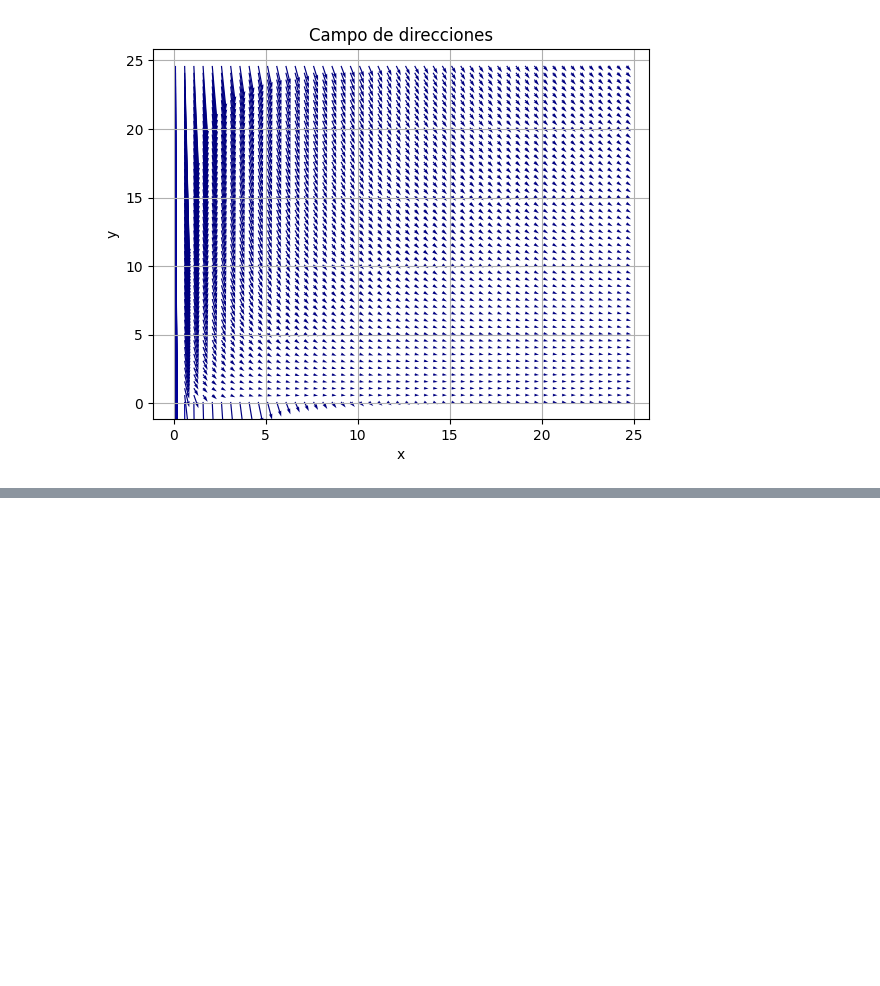
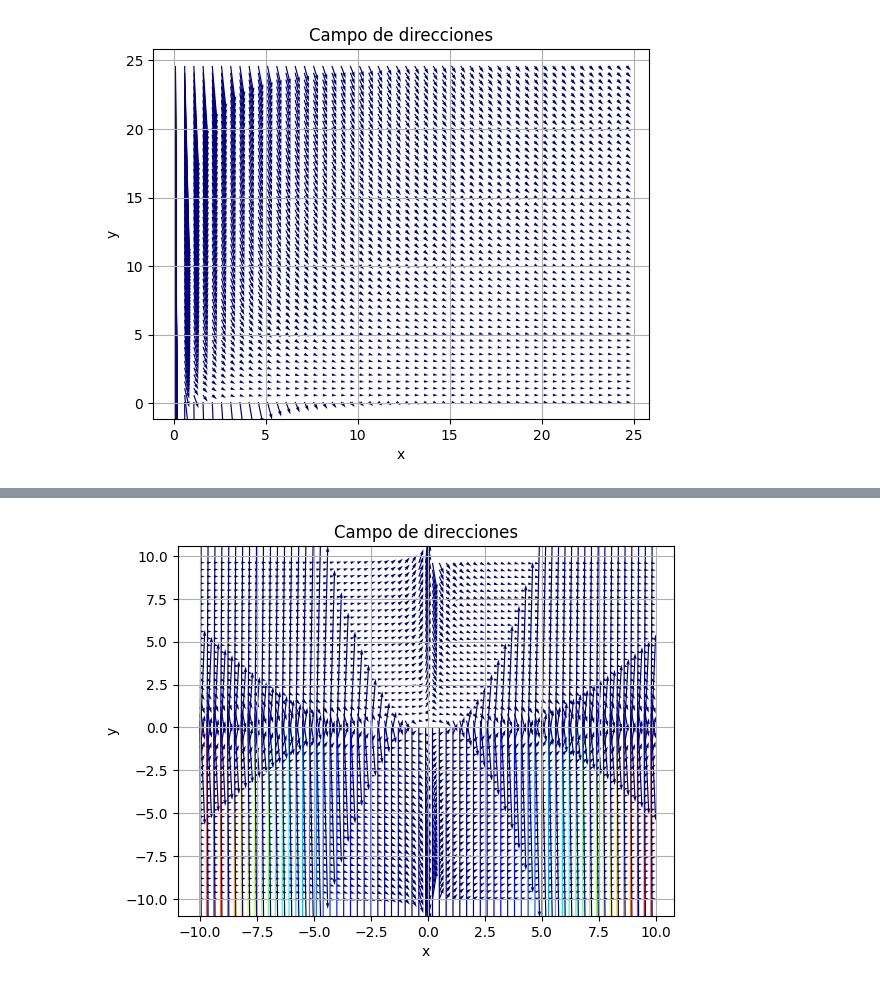
Before and after one commit to AyaxYordi/EDP-1, a Jupyter notebook: Ecuaciones_diferenciales_con_Sympy.ipynb, the cells around one changed output, grey strips where cells are left out. Drawn from its saved outputs; the diff is of its cells as text; code cells hidden in the pictures; blank space fills up the shorter version.

```diff
--- a/Ecuaciones_diferenciales_con_Sympy.ipynb
+++ b/Ecuaciones_diferenciales_con_Sympy.ipynb
@@ -842,0 +952,18 @@ $$\dfrac{dy}{dx}=\dfrac{}{} \hspace{1cm} y()=$$
+# %%
+fig , ax = plt.subplots()
+x , y = np.meshgrid(np.arange(-10, 10, 0.3), np.arange(-10, 10, 0.4)) # Region de R2 que se grafica
+
+U = 1.0
+V = -(y**4+x**3)/(8*x*y**3) # f(x,y)
+
+M = np.hypot(U, V)
+
+Q = ax.quiver(x,y, U, V, M, units='x',scale=5,cmap=cm.jet)
+
+plt.title("Campo de direcciones")
+plt.ylabel("y")
+plt.xlabel("x")
+plt.grid()
+plt.show()
+# %% [output]
+[figure, added]
```
Also changed, not shown: parts of 28 cells of this notebook.
